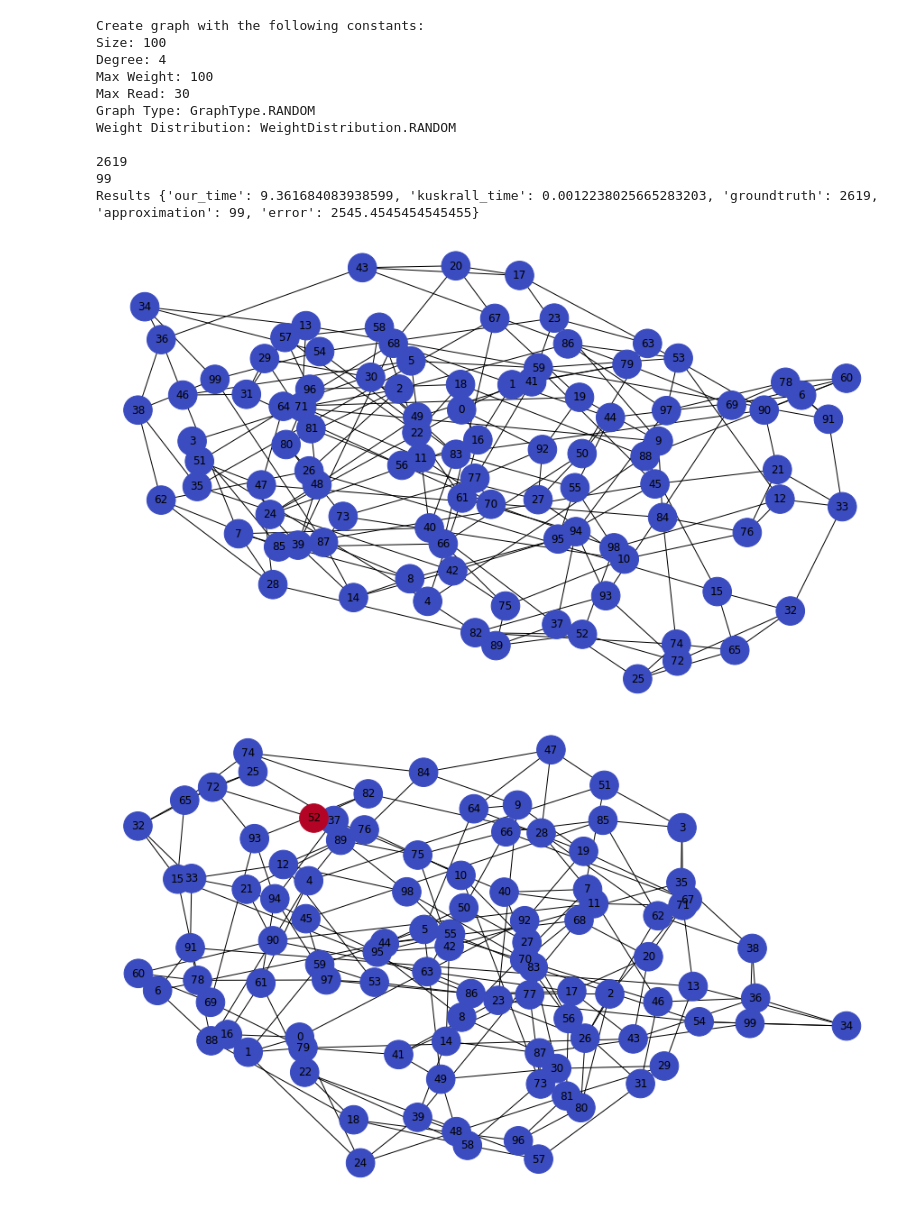
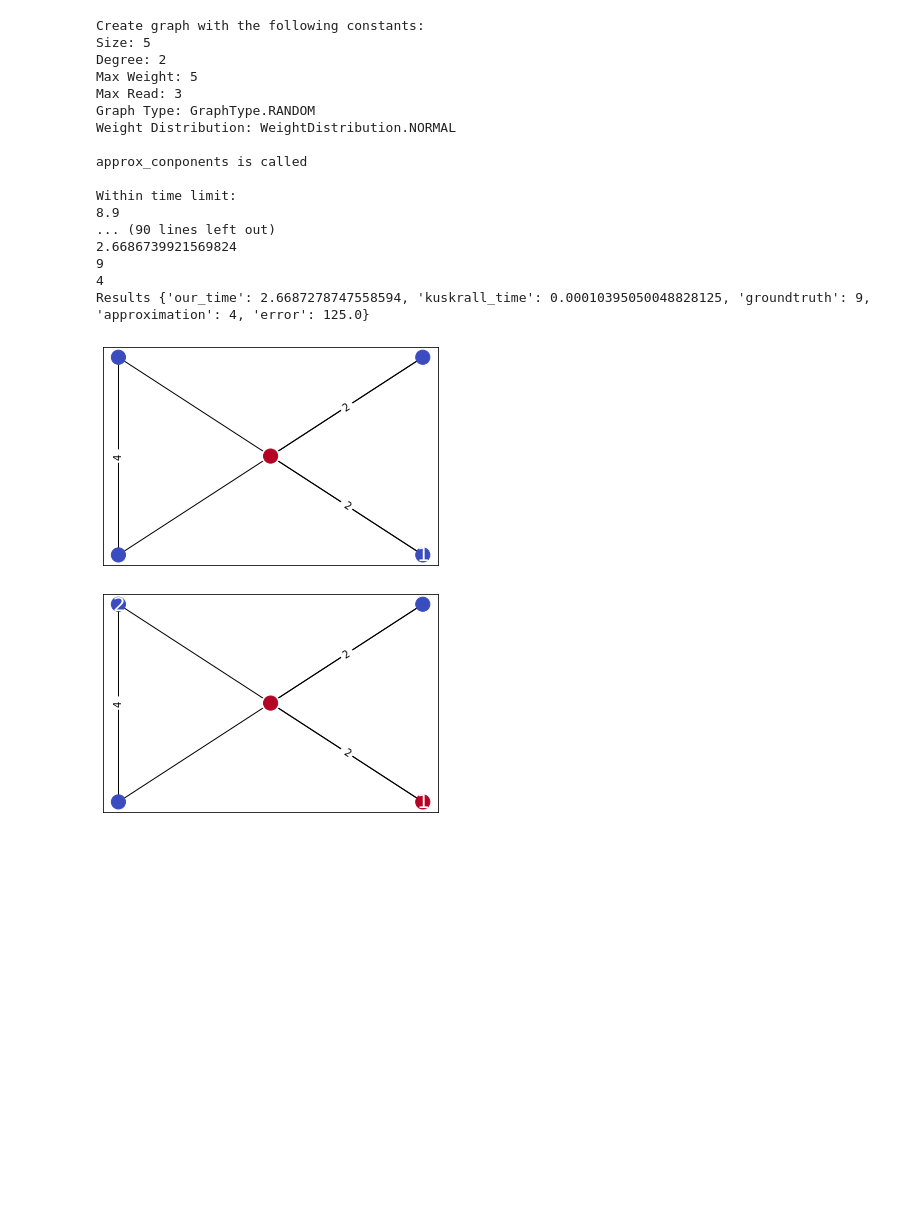
Before and after one commit to Skantz/tsp, a Jupyter notebook: mst/mst_local_visulise.ipynb, the cells around one changed output. Saved outputs shown, nothing was run; the diff lists cells and outputs as text; code cells hidden in the pictures; blank space fills up the shorter version.

```diff
--- a/mst/mst_local_visulise.ipynb
+++ b/mst/mst_local_visulise.ipynb
@@ -20,7 +20,7 @@ class WeightDistribution(Enum):
     NORMAL = 'normal_weights'
 
 default_size = 100
-default_degree = 4
+default_degree = 2
 default_max_weight = 100
 default_max_read = 30
 default_graph_type = GraphType.RANDOM
@@ -88,7 +88,7 @@ def kruskall_comparison(custom_size=default_size, degree=default_degree, max_rea
     elif graph_type is GraphType.COMPLETE:
         graph = complete_graph(custom_size)
     elif graph_type is GraphType.CYCLE:
-        graph = complete_graph(custom_size)
+        graph = cycle_graph(custom_size)
 
     #Chose here different weight sampling options from above
     if weight_distribution is WeightDistribution.RANDOM:
@@ -117,6 +117,10 @@ def kruskall_comparison(custom_size=default_size, degree=default_degree, max_rea
     #print("ground truth weight", gt_w)
     print(gt_w)
     print(approx)
+
+
+
+
     ratio = max(gt_w, approx) / min(gt_w, approx)
     err = 100 * (ratio - 1)
     #print("error %", err)
@@ -159,25 +163,31 @@ def increasing_runtime_performance(start,stop,increment,degree=default_degree,ma
 # %%
 #Different test options
 
 #Single kruskall comparison with default values
-result_single_default = kruskall_comparison()
+# result_single_default = kruskall_comparison()
 
 #Skruskall comparison with custom parameters
-# result_single_custom = kruskall_comparison(custom_size=100, degree=5, max_read=30, max_weight=150,graph_type=GraphType.COMPLETE,weight_distribution=WeightDistribution.EXPONENTIAL)
+result_single_custom = kruskall_comparison(custom_size=5, degree=2, max_read=3, max_weight=5, graph_type=GraphType.RANDOM,weight_distribution=WeightDistribution.NORMAL)
 
 #Increase node size with custom settings
 # result_increment_custom = increasing_runtime_performance(start=100,stop=1000,increment=10,graph_type=GraphType.RANDOM,weight_distribution=WeightDistribution.RANDOM)
 # %% [output]
 Create graph with the following constants:
-Size: 100
-Degree: 4
-Max Weight: 100
-Max Read: 30
+Size: 5
+Degree: 2
+Max Weight: 5
+Max Read: 3
 Graph Type: GraphType.RANDOM
-Weight Distribution: WeightDistribution.RANDOM
+Weight Distribution: WeightDistribution.NORMAL
 
-2619
-99
-Results {'our_time': 9.361684083938599, 'kuskrall_time': 0.0012238025665283203, 'groundtruth': 2619, 'approximation': 99, 'error': 2545.4545454545455}
+approx_conponents is called
+
+Within time limit:
+8.9
+... (90 lines left out)
+2.6686739921569824
+9
+4
+Results {'our_time': 2.6687278747558594, 'kuskrall_time': 0.00010395050048828125, 'groundtruth': 9, 'approximation': 4, 'error': 125.0}
-[figure, old version]
+[figure, new version]
-[figure, old version]
+[figure, new version]
```
Also changed, not shown: parts of 1 cell of this notebook, 3 other files.
